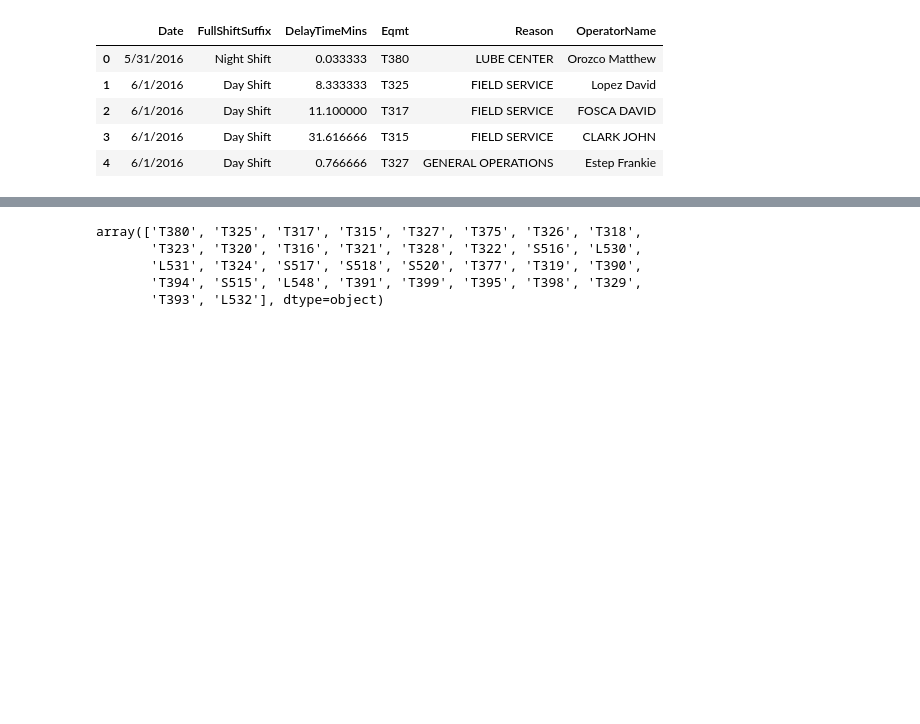
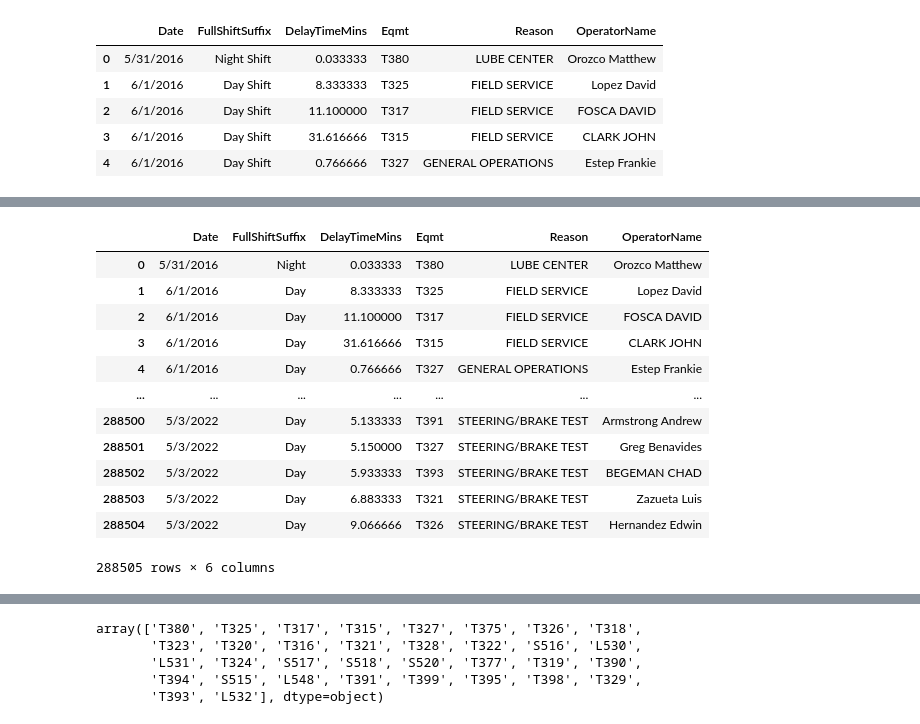
Before and after one commit to Copperminer02/Haul_Analysis, a Jupyter notebook: MSN_Haul_Data.ipynb, the cells around one changed output, grey strips where cells are left out. Saved outputs shown, nothing was run; the diff lists cells and outputs as text; code cells hidden in the pictures; blank space fills up the shorter version.

```diff
--- a/MSN_Haul_Data.ipynb
+++ b/MSN_Haul_Data.ipynb
@@ -30,3 +64,24 @@ dtype: object
+# %%
+# Change Shift
+
+delays_df.loc[delays_df["FullShiftSuffix"]=="Night Shift","FullShiftSuffix"]="Night"
+delays_df.loc[delays_df["FullShiftSuffix"]=="Day Shift","FullShiftSuffix"]="Day"
+
+delays_df
+# %% [output]
+|  | Date | FullShiftSuffix | DelayTimeMins | Eqmt | Reason | OperatorName |
+| 0 | 5/31/2016 | Night | 0.033333 | T380 | LUBE CENTER | Orozco Matthew |
+| 1 | 6/1/2016 | Day | 8.333333 | T325 | FIELD SERVICE | Lopez David |
+| 2 | 6/1/2016 | Day | 11.100000 | T317 | FIELD SERVICE | FOSCA DAVID |
+| 3 | 6/1/2016 | Day | 31.616666 | T315 | FIELD SERVICE | CLARK JOHN |
+| 4 | 6/1/2016 | Day | 0.766666 | T327 | GENERAL OPERATIONS | Estep Frankie |
+| ... | ... | ... | ... | ... | ... | ... |
+| 288500 | 5/3/2022 | Day | 5.133333 | T391 | STEERING/BRAKE TEST | Armstrong Andrew |
+| 288501 | 5/3/2022 | Day | 5.150000 | T327 | STEERING/BRAKE TEST | Greg Benavides |
+| 288502 | 5/3/2022 | Day | 5.933333 | T393 | STEERING/BRAKE TEST | BEGEMAN CHAD |
+| 288503 | 5/3/2022 | Day | 6.883333 | T321 | STEERING/BRAKE TEST | Zazueta Luis |
+| 288504 | 5/3/2022 | Day | 9.066666 | T326 | STEERING/BRAKE TEST | Hernandez Edwin |
+288505 rows × 6 columns
 # %%
 # Change Date to Date format
 delays_df["Date"]= pd.to_datetime(delays_df["Date"])
```
Also changed, not shown: parts of 23 cells of this notebook, 1 other file.
